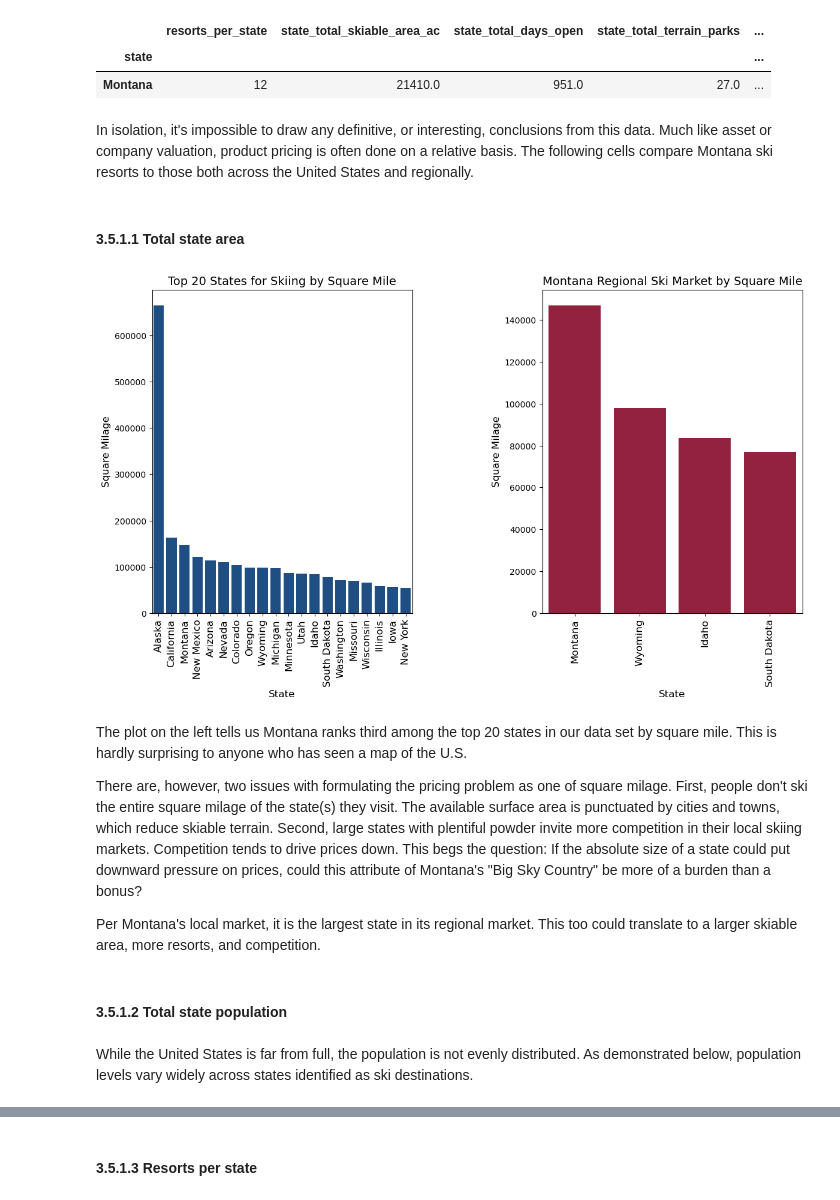
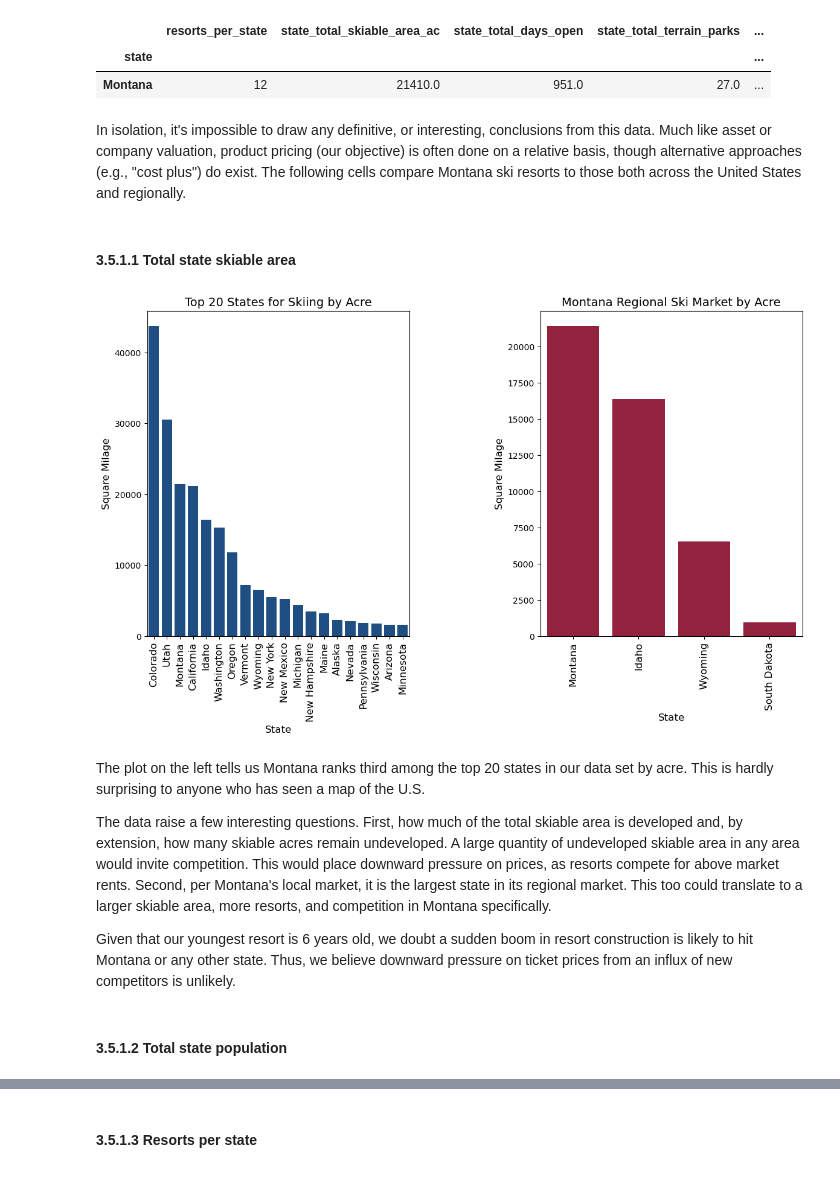
Before and after one commit to RDallavia/Springboard, a Jupyter notebook: Capstone1/Notebooks/03_exploratory_data_analysis.ipynb, the cells around one changed output, grey strips where cells are left out. Drawn from its saved outputs; the diff is of its cells as text; code cells hidden in the pictures.

```diff
--- a/Capstone1/Notebooks/03_exploratory_data_analysis.ipynb
+++ b/Capstone1/Notebooks/03_exploratory_data_analysis.ipynb
@@ -137,47 +143,45 @@ state_summary_newind[state_summary_newind.index == 'Montana']
 | state |  |  |  |  | ... |
 | Montana | 12 | 21410.0 | 951.0 | 27.0 | ... |
 # %% [markdown]
-In isolation, it's impossible to draw any definitive, or interesting, conclusions from this data.  Much like asset or company valuation, product pricing is often done on a relative basis.  The following cells compare Montana ski resorts to those both across the United States and regionally.
+In isolation, it's impossible to draw any definitive, or interesting, conclusions from this data.  Much like asset or company valuation, product pricing (our objective) is often done on a relative basis, though alternative approaches (e.g., "cost plus") do exist. The following cells compare Montana ski resorts to those both across the United States and regionally.
 # %% [markdown]
-#### 3.5.1.1 Total state area<a id='3.5.1.1_Total_state_area'></a>
+#### 3.5.1.1 Total state skiable area<a id='3.5.1.1_Total_state_area'></a>
 # %%
 # take top 20 states by area
-state_area = state_summary_newind.state_area_sq_miles.sort_values(ascending=False).reset_index().head(20)
+state_area = state_summary_newind.state_total_skiable_area_ac.sort_values(ascending=False).reset_index().head(20)
 
 # get only states near montana
-state_area_regional = state_summary_newind.state_area_sq_miles.sort_values(ascending=False).reset_index()
+state_area_regional = state_summary_newind.state_total_skiable_area_ac.sort_values(ascending=False).reset_index()
 state_regional = state_area_regional[state_area_regional['state'].isin(['Montana', 'Wyoming', 'North Dakota', 'South Dakota', 'Idaho'])]
 
 # set total plot area
 plt.rcParams["figure.figsize"] = (14,7)
 
 # set space between plots https://stackoverflow.com/questions/43970609/
 plt.subplots_adjust(hspace = 0.8, wspace = 0.5)
 
 # https://www.youtube.com/watch?v=4DnWYK88-E4
 plt.subplot(1,2,1)
-sns.barplot(x='state', y='state_area_sq_miles', color='#0f4d92', data=state_area)
-plt.title('Top 20 States for Skiing by Square Mile', fontsize=14)
+sns.barplot(x='state', y='state_total_skiable_area_ac', color='#0f4d92', data=state_area)
+plt.title('Top 20 States for Skiing by Acre', fontsize=14)
 plt.xticks(rotation=90, fontsize=12);
 plt.xlabel('State', fontsize=12)
 plt.ylabel('Square Milage', fontsize=12)
 
 # create and style right barplot
 plt.subplot(1,2,2)
-sns.barplot(x='state', y='state_area_sq_miles', color='#A41034', data=state_regional)
-plt.title('Montana Regional Ski Market by Square Mile', fontsize=14)
+sns.barplot(x='state', y='state_total_skiable_area_ac', color='#A41034', data=state_regional)
+plt.title('Montana Regional Ski Market by Acre', fontsize=14)
 plt.xticks(rotation=90, fontsize=12)
 plt.ylabel('Square Milage', fontsize=12)
 plt.xlabel('State', fontsize=12);
 # %% [output]
-[figure, old version]
+[figure, new version]
 # %% [markdown]
-The plot on the left tells us Montana ranks third among the top 20 states in our data set by square mile.  This is hardly surprising to anyone who has seen a map of the U.S.
+The plot on the left tells us Montana ranks third among the top 20 states in our data set by acre.  This is hardly surprising to anyone who has seen a map of the U.S.
 
-There are, however, two issues with formulating the pricing problem as one of square milage.  First, people don't ski the entire square milage of the state(s) they visit. The available surface area is punctuated by cities and towns, which reduce skiable terrain. Second, large states with plentiful powder invite more competition in their local skiing markets.  Competition tends to drive prices down. This begs the question: If the absolute size of a state could put downward pressure on prices, could this attribute of Montana's "Big Sky Country" be more of a burden than a bonus?
+The data raise a few interesting questions. First, how much of the total skiable area is developed and, by extension, how many skiable acres remain undeveloped. A large quantity of undeveloped skiable area in any area would invite competition. This would place downward pressure on prices, as resorts compete for above market rents. Second, per Montana's local market, it is the largest state in its regional market.  This too could translate to a larger skiable area, more resorts, and competition in Montana specifically.
 
-Per Montana's local market, it is the largest state in its regional market.  This too could translate to a larger skiable area, more resorts, and competition.
+Given that our youngest resort is 6 years old, we doubt a sudden boom in resort construction is likely to hit Montana or any other state. Thus, we believe downward pressure on ticket prices from an influx of new competitors is unlikely.
 # %% [markdown]
 #### 3.5.1.2 Total state population<a id='3.5.1.2_Total_state_population'></a>
-# %% [markdown]
-While the United States is far from full, the population is not evenly distributed.  As demonstrated below, population levels vary widely across states identified as ski destinations.
```
Also changed, not shown: parts of 17 cells of this notebook, 48 other files.
